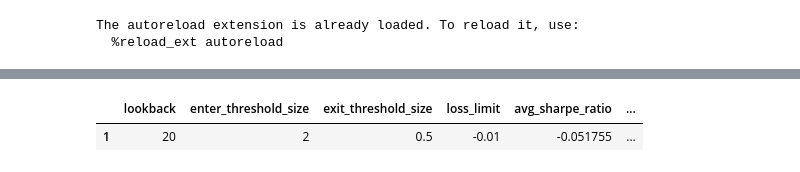
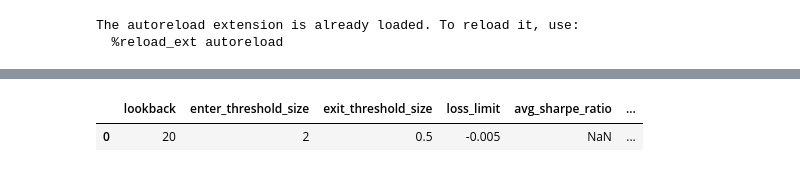
Before and after one commit to wywongbd/pairstrade-fyp-2019, a Jupyter notebook: jupyter-py/5c-Cointegration-Method-Grid-Search.ipynb, the cells around one changed output, grey strips where cells are left out. Drawn from its saved outputs; the diff is of its cells as text; code cells hidden in the pictures.

```diff
--- a/jupyter-py/5c-Cointegration-Method-Grid-Search.ipynb
+++ b/jupyter-py/5c-Cointegration-Method-Grid-Search.ipynb
@@ -25,20 +26,20 @@ The autoreload extension is already loaded. To reload it, use:
 
 DIR = "../ib-data/nyse-daily-tech/"
 
-BT_START_DT = '2017-03-20'
+BT_START_DT = '2018-03-19'
 TEST_PERIOD = 200
 
-PRE_PAIR_FORMATION = 252 + 252 + 52 - 60 - 40
+PRE_PAIR_FORMATION = 252 + 252 + 252 + 52 - 60 - 52
 PAIR_FORMATION_LEN = 60
 
 # top PCT percentage of the pairs with lowest distance will be backtested
-PCT = 0.01
+PCT = 0.9
 
 # STRATEGY PARAMETERS
-LOOKBACK_VALUE = [20, 25, 30, 40]
+LOOKBACK_VALUE = [20, 40, 52]
 ENTER_THRESHOLD_SIZE = [2, 3]
 EXIT_THRESHOLD_SIZE = [0.5]
-LOSS_LIMIT = [-0.005, -0.01, -0.015]
+LOSS_LIMIT = [-0.005]
 MAX_LOOKBACK = max(LOOKBACK_VALUE)
 CONSIDER_BORROW_COST = False
 CONSIDER_COMMISSION = True
@@ -47,7 +48,7 @@ CONSIDER_COMMISSION = True
 OTHER_INFO = ""
 
 # Where to save the ouputs
-DST_DIR = "../backtest-results/cointegration/fyp-progress-y2/"
+DST_DIR = "../backtest-results/cointegration/experiment3-y3/"
 # %%
 CONFIG = {
     'DIR': DIR,
@@ -281,8 +287,8 @@ macro_results_df
 # %%
-macro_results_df[macro_results_df['avg_overall_return'] == max(macro_results_df['avg_overall_return'])]
+macro_results_df[macro_results_df['median_overall_return'] == max(macro_results_df['median_overall_return'])]
 # %% [output]
 |  | lookback | enter_threshold_size | exit_threshold_size | loss_limit | avg_sharpe_ratio | ... |
-| 1 | 20 | 2 | 0.5 | -0.01 | -0.051755 | ... |
+| 0 | 20 | 2 | 0.5 | -0.005 | NaN | ... |
 # %%
 macro_results_df
 # %% [output]
```
Also changed, not shown: parts of 5 cells of this notebook, 4 other files.
